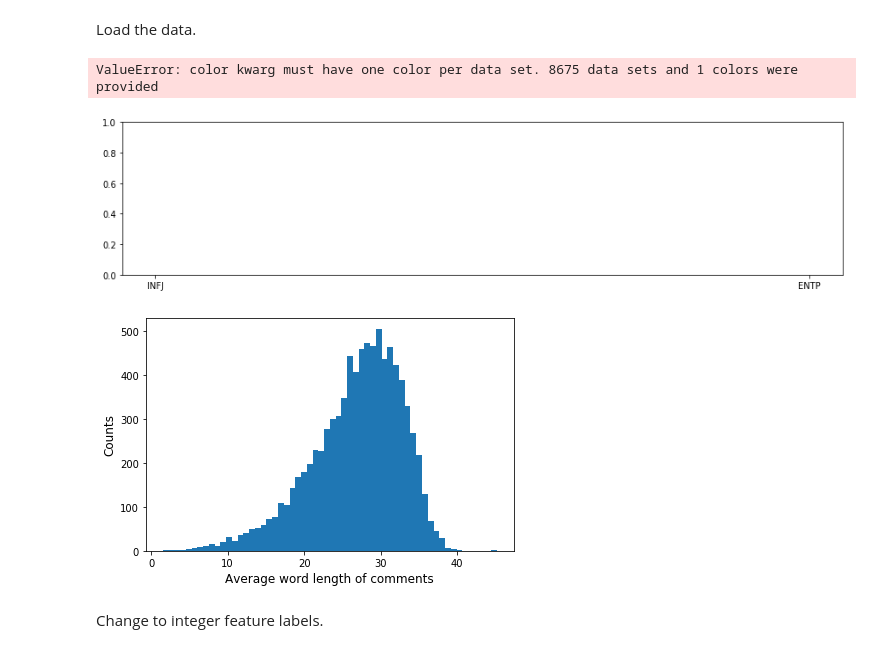
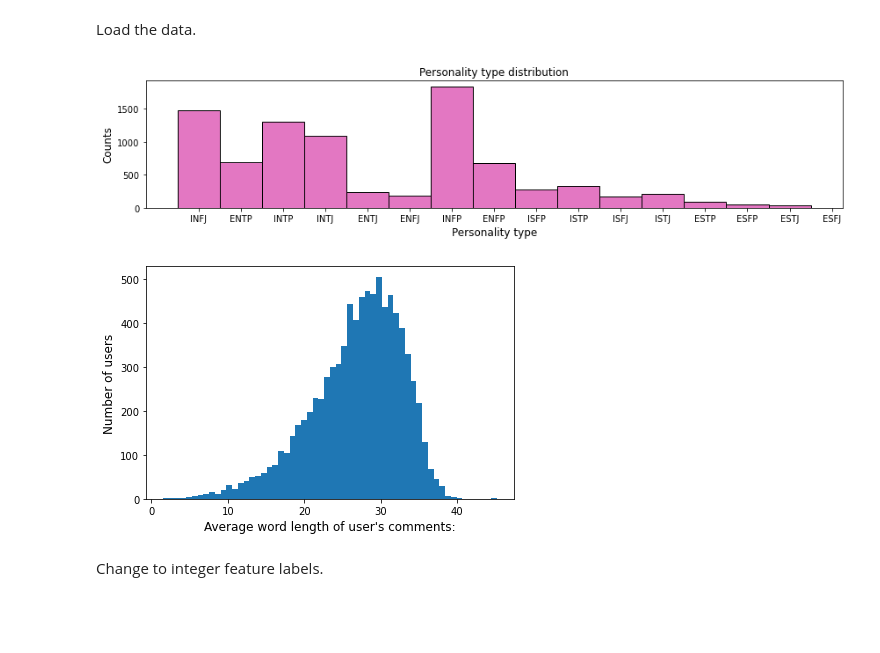
Before and after one commit to COSC522-Project/playground, a Jupyter notebook: final_project.ipynb, the cells around one changed output. Saved outputs shown, nothing was run; the diff lists cells and outputs as text; code cells hidden in the pictures; blank space fills up the shorter version.

```diff
--- a/final_project.ipynb
+++ b/final_project.ipynb
@@ -21,18 +21,17 @@ from sklearn.pipeline import Pipeline
 # %% [markdown]
 Load the data.
 # %%
-data = pd.read_csv('mbti_1.csv')
+data = pd.read_csv('./data/mbti_1.csv')
 
 fig, ax = plt.subplots(tight_layout=True)
 ax = data['type'].hist(figsize=(12, 3), bins=np.arange(16)-0.5,
                        ec='k', color='tab:pink', grid=False, ax=ax)
 ax.set_xlabel('Personality type', fontsize='large')
 ax.set_ylabel('Counts', fontsize='large')
 ax.set_title('Personality type distribution', fontsize='large')
 plt.savefig('figures/personality_type_dist.png', dpi=300)
 # %% [output]
-ValueError: color kwarg must have one color per data set. 8675 data sets and 1 colors were provided
-[figure, old version]
+[figure, new version]
 # %%
 mean_comment_lengths = []
 for i in range(data.shape[0]):
@@ -42,11 +41,11 @@ for i in range(data.shape[0]):
 
 fig, ax = plt.subplots(tight_layout=True)
 ax.hist(mean_comment_lengths, bins='auto')
-ax.set_ylabel('Counts', fontsize='large')
-ax.set_xlabel('Average word length of comments', fontsize='large')
+ax.set_ylabel('Number of users', fontsize='large')
+ax.set_xlabel("Average word length of user's comments:", fontsize='large')
 plt.savefig('figures/comment_length_dist.png', dpi=300)
 # %% [output]
-[figure, old version]
+[figure, new version]
 # %% [markdown]
 Change to integer feature labels.
 # %%
```
Also changed, not shown: parts of 2 cells of this notebook, 10 other files.
